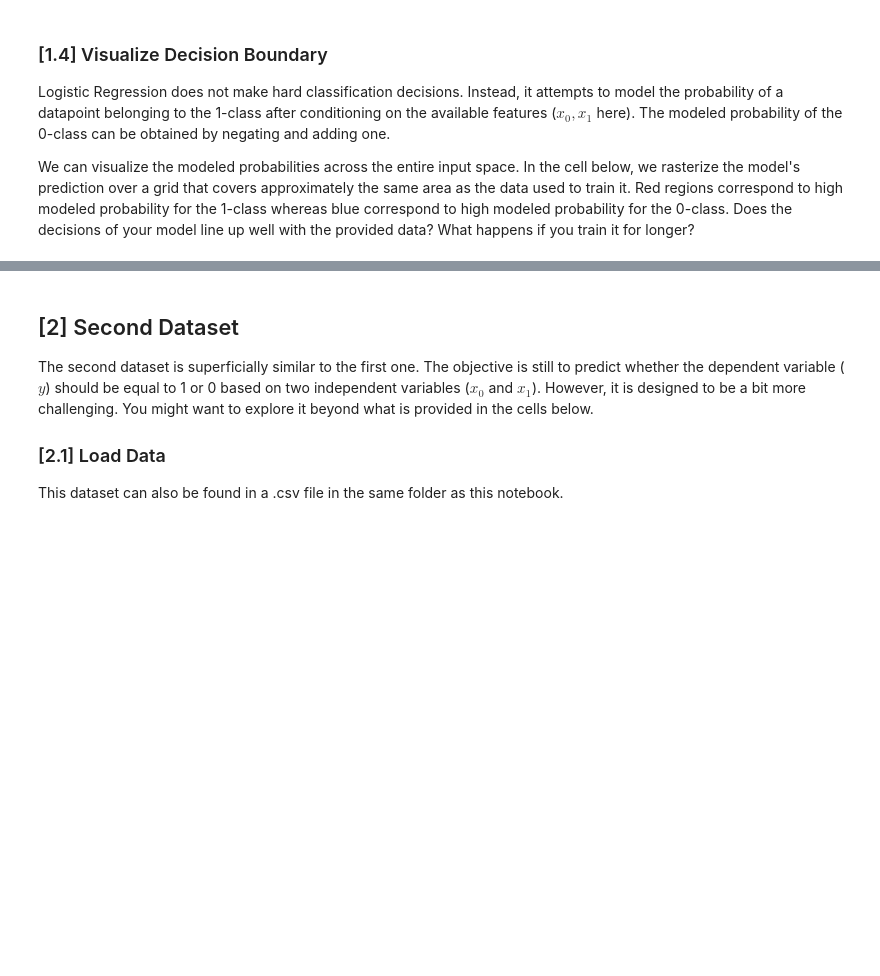
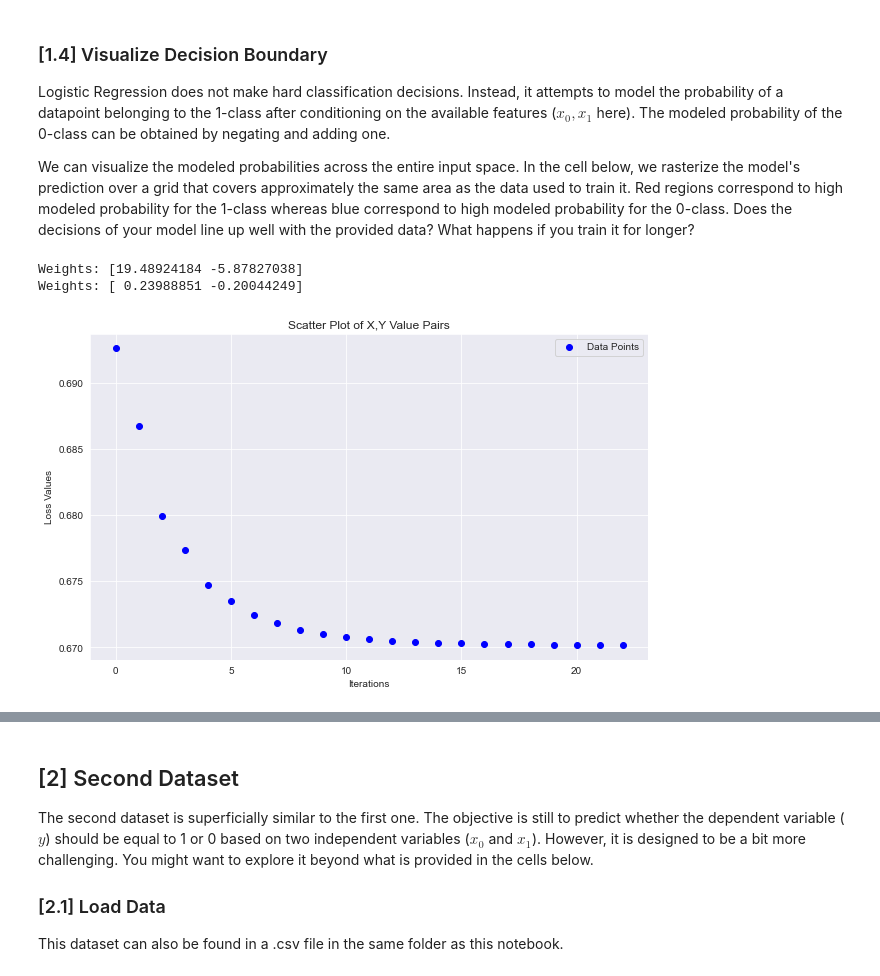
Before and after one commit to SverreNystad/TDT-4173-2023-task-1, a Jupyter notebook: logistic_regression/experiment.ipynb, the cells around one changed output, grey strips where cells are left out. Cells and saved outputs as stored; diff of their text form; code cells hidden in the pictures; blank space fills up the shorter version.

Commit message:
Feat: Add loss history plots

```diff
--- a/logistic_regression/experiment.ipynb
+++ b/logistic_regression/experiment.ipynb
@@ -105,6 +105,30 @@ Cross Entropy: 10.707
 Logistic Regression does not make hard classification decisions. Instead, it attempts to model the probability of a datapoint belonging to the 1-class after conditioning on the available features ($x_0, x_1$ here). The modeled probability of the 0-class can be obtained by negating and adding one.
 
 We can visualize the modeled probabilities across the entire input space. In the cell below, we rasterize the model's prediction over a grid that covers approximately the same area as the data used to train it. Red regions correspond to high modeled probability for the 1-class whereas blue correspond to high modeled probability for the 0-class. Does the decisions of your model line up well with the provided data? What happens if you train it for longer?
+# %%
+import numpy as np
+import matplotlib.pyplot as plt
+
+# Define the quadratic function
+def quadratic(x, a=1, b=0, c=0):
+    return a * x**2 + b * x + c
+
+# Generate x values
+x = np.linspace(-10, 10, 400)
+
+print(f'Weights: {model_1.weights}')
+# Compute y values
+y = quadratic(x, model_1.weights[1], model_1.weights[0], model_1.bias)
+
+# Plot the history of the model's loss
+from logistic_regression import plot_xy_pairs
+
+print(f'Weights: {model_1.weights}')
+plot_xy_pairs(model_1.history)
+# %% [output]
+Weights: [19.48924184 -5.87827038]
+Weights: [ 0.23988851 -0.20044249]
+[figure, added]
 # %%
 import numpy as np
 # Rasterize the model's predictions over a grid
```
Also changed, not shown: parts of 5 cells of this notebook.
